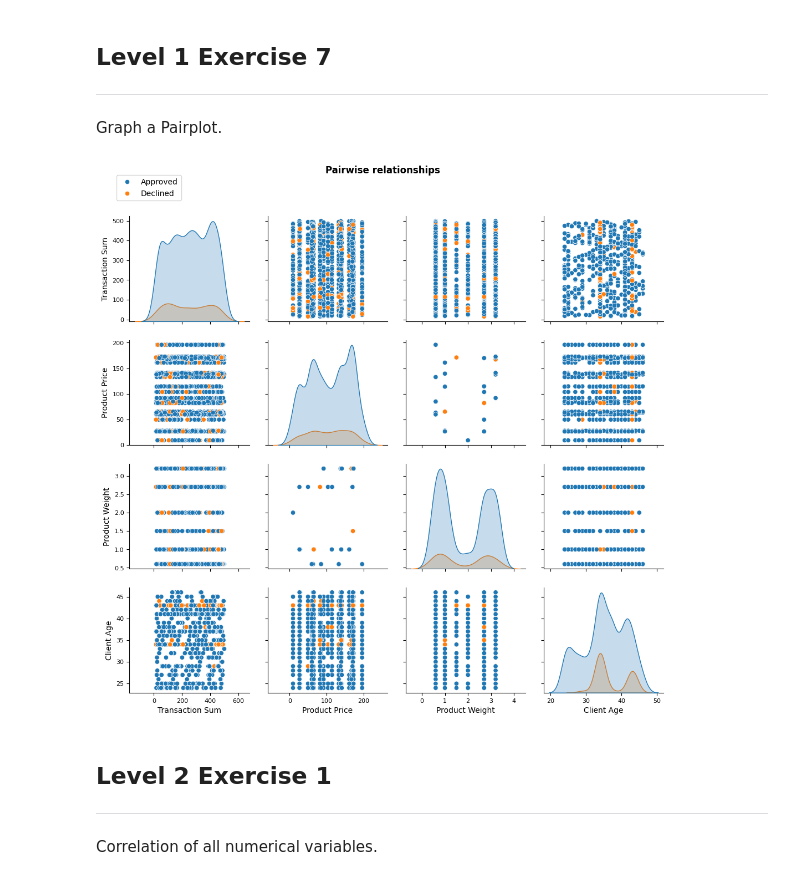
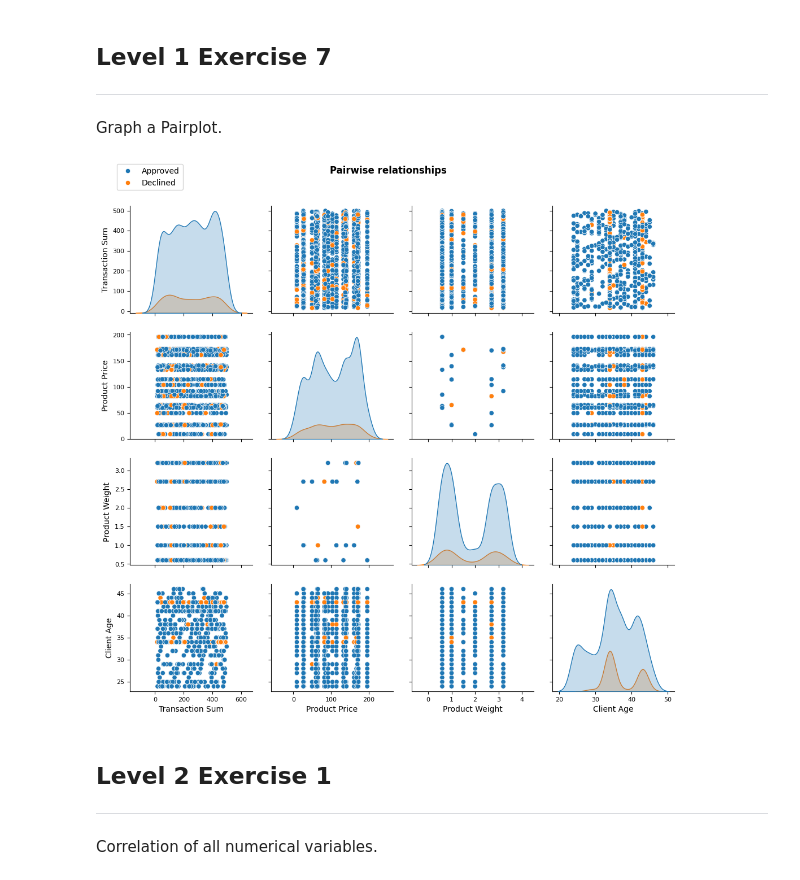
Before and after one commit to leocareer/DA_specialization, a Jupyter notebook: Sprint_08/S8_01.ipynb, the cells around one changed output. Cells and saved outputs as stored; diff of their text form; code cells hidden in the pictures.

```diff
--- a/Sprint_08/S8_01.ipynb
+++ b/Sprint_08/S8_01.ipynb
@@ -325,41 +329,41 @@ pairplot = sns.pairplot(
 fig = pairplot.fig
 axes = pairplot.axes
 
-fig.suptitle('Pairwise relationships', fontweight='bold', verticalalignment='bottom', y=1)
+fig.suptitle('Pairwise relationships', fontweight='bold', verticalalignment='bottom')
 
 axes[0, 0].set_ylabel('Transaction Sum')
 axes[1, 0].set_ylabel('Product Price')
 axes[2, 0].set_ylabel('Product Weight')
 axes[3, 0].set_ylabel('Client Age')
 axes[3, 0].set_xlabel('Transaction Sum')
 axes[3, 1].set_xlabel('Product Price')
 axes[3, 2].set_xlabel('Product Weight')
 axes[3, 3].set_xlabel('Client Age')
 
 # шрифт лейблов меток осей
 for ax_row in axes:
     for ax in ax_row:
         if ax is not None:  # если ось существует (в corner=True некоторые оси могут отсутствовать)
             ax.tick_params(axis='both', labelsize=8)
 
 # текст вместо булевых
 pairplot_labels = ['Approved', 'Declined']
 for t, l in zip(pairplot._legend.texts, pairplot_labels):
     t.set_text(l)
 
 # убираем заголовок легенды
 pairplot._legend.set_title(None)
 
 # расположения легенды
 pairplot._legend.set_bbox_to_anchor((0.15, 0.96))  # верхний левый угол
 pairplot._legend.set_frame_on(True)  # рамка
 
 # расстояния между графиками
 pairplot.fig.tight_layout(pad=2.0)
 
 plt.show()
 # %% [output]
-[figure, old version]
+[figure, new version]
 # %% [markdown]
 ## Level 2 Exercise 1
 ---
```
Also changed, not shown: parts of 3 cells of this notebook, 10 other files.
